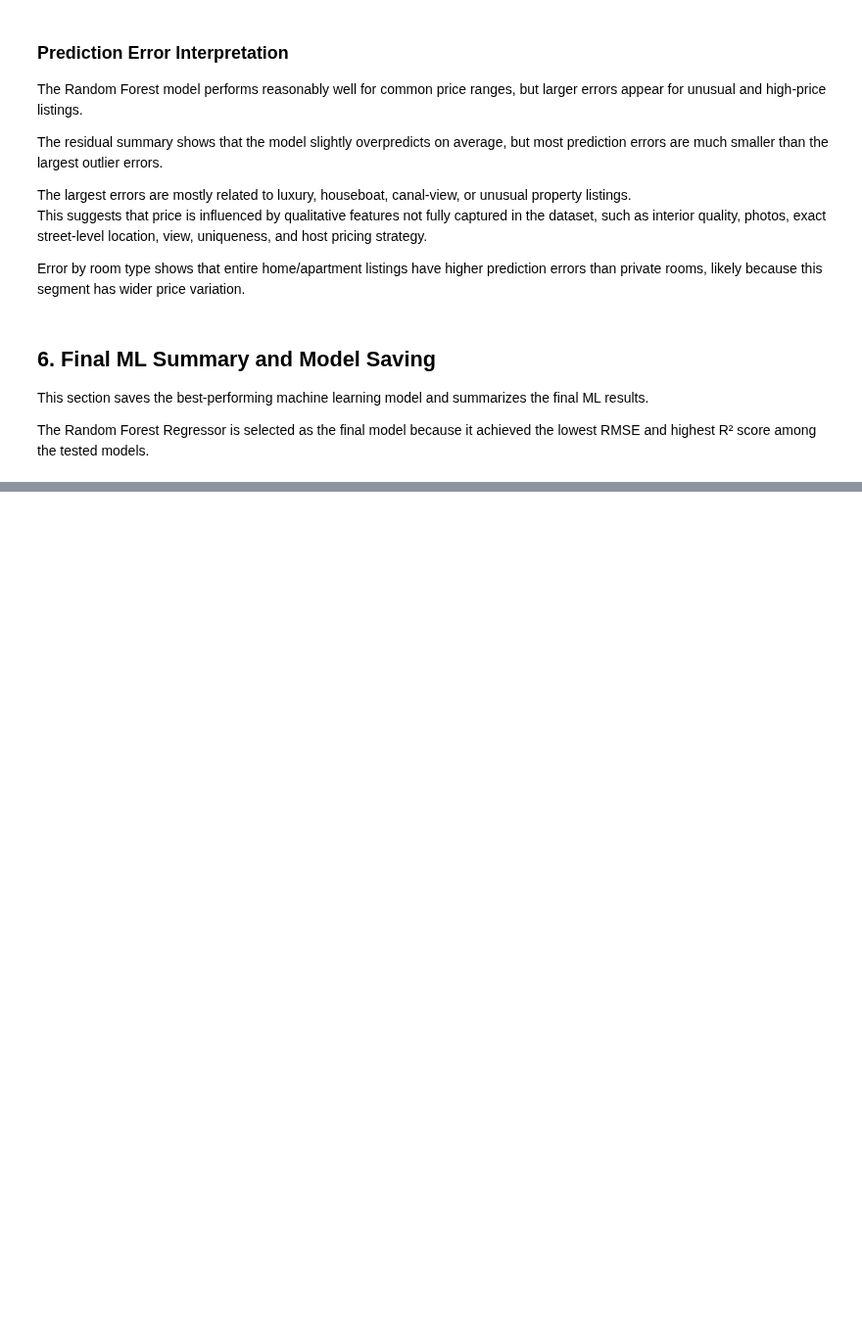
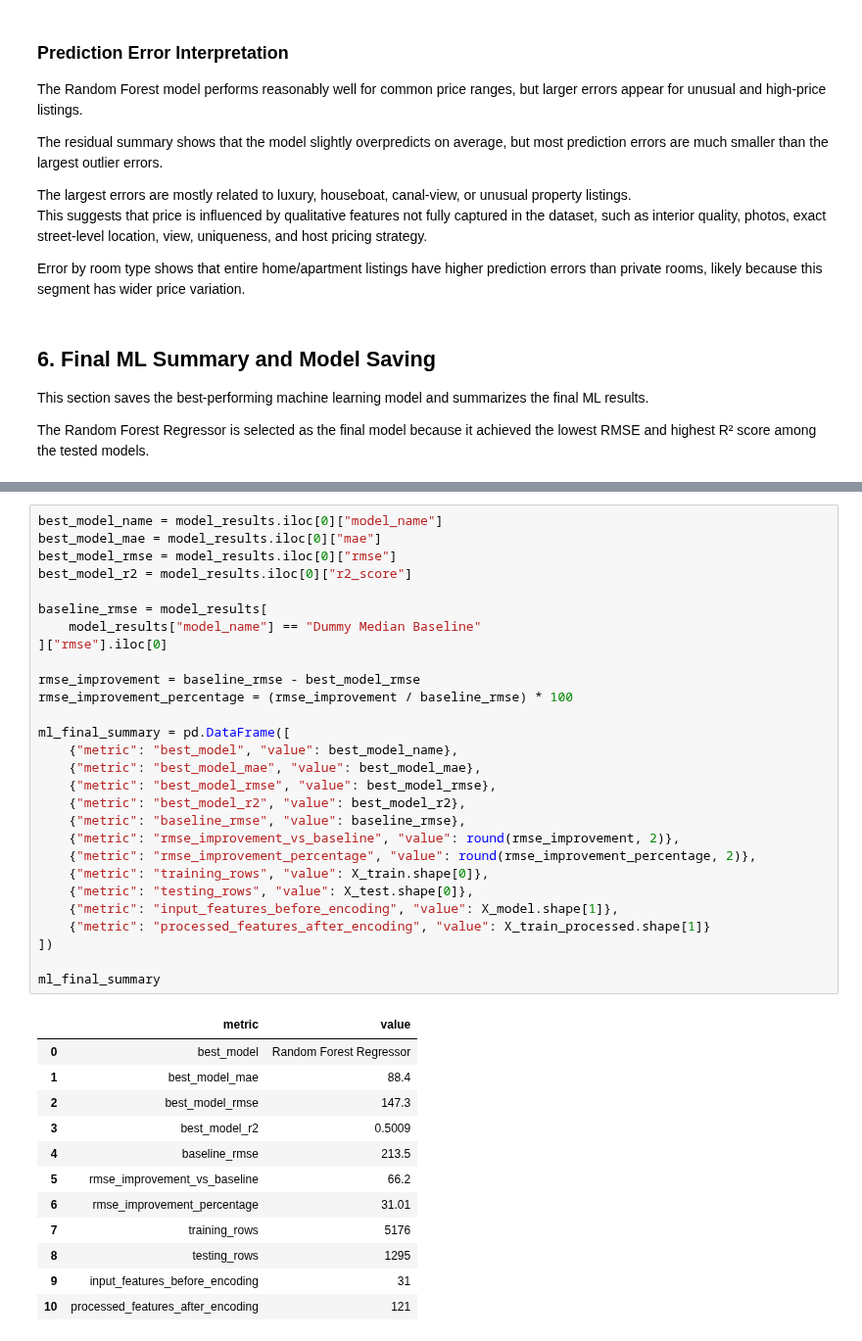
Before and after one commit to Tnadeeja/Inside-Airbnb-Market-Intelligence-Platform-Data-Engineering-Analytics-AI, a Jupyter notebook: notebooks/05_ml_price_prediction.ipynb, the cells around one changed output, grey strips where cells are left out. Shown at 98% size. Cells and saved outputs as stored; diff of their text form; blank space fills up the shorter version.

Commit message:
Save final ML model and summary

```diff
--- a/notebooks/05_ml_price_prediction.ipynb
+++ b/notebooks/05_ml_price_prediction.ipynb
@@ -1069,0 +1102,41 @@ The Random Forest Regressor is selected as the final model because it achieved t
+# %%
+best_model_name = model_results.iloc[0]["model_name"]
+best_model_mae = model_results.iloc[0]["mae"]
+best_model_rmse = model_results.iloc[0]["rmse"]
+best_model_r2 = model_results.iloc[0]["r2_score"]
+
+baseline_rmse = model_results[
+    model_results["model_name"] == "Dummy Median Baseline"
+]["rmse"].iloc[0]
+
+rmse_improvement = baseline_rmse - best_model_rmse
+rmse_improvement_percentage = (rmse_improvement / baseline_rmse) * 100
+
+ml_final_summary = pd.DataFrame([
+    {"metric": "best_model", "value": best_model_name},
+    {"metric": "best_model_mae", "value": best_model_mae},
+    {"metric": "best_model_rmse", "value": best_model_rmse},
+    {"metric": "best_model_r2", "value": best_model_r2},
+    {"metric": "baseline_rmse", "value": baseline_rmse},
+    {"metric": "rmse_improvement_vs_baseline", "value": round(rmse_improvement, 2)},
+    {"metric": "rmse_improvement_percentage", "value": round(rmse_improvement_percentage, 2)},
+    {"metric": "training_rows", "value": X_train.shape[0]},
+    {"metric": "testing_rows", "value": X_test.shape[0]},
+    {"metric": "input_features_before_encoding", "value": X_model.shape[1]},
+    {"metric": "processed_features_after_encoding", "value": X_train_processed.shape[1]}
+])
+
+ml_final_summary
+# %% [output]
+|  | metric | value |
+| 0 | best_model | Random Forest Regressor |
+| 1 | best_model_mae | 88.4 |
+| 2 | best_model_rmse | 147.3 |
+| 3 | best_model_r2 | 0.5009 |
+| 4 | baseline_rmse | 213.5 |
+| 5 | rmse_improvement_vs_baseline | 66.2 |
+| 6 | rmse_improvement_percentage | 31.01 |
+| 7 | training_rows | 5176 |
+| 8 | testing_rows | 1295 |
+| 9 | input_features_before_encoding | 31 |
+| 10 | processed_features_after_encoding | 121 |
```
Also changed, not shown: parts of 6 cells of this notebook, 2 other files.
